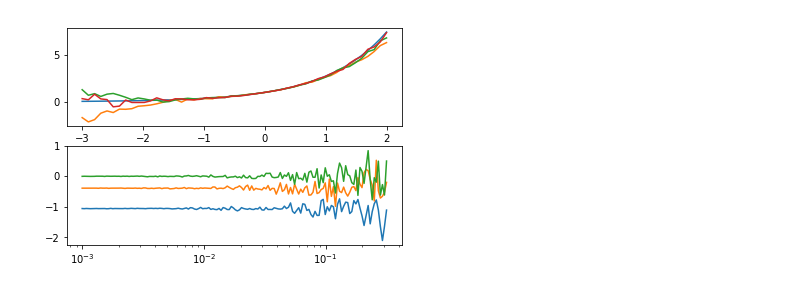
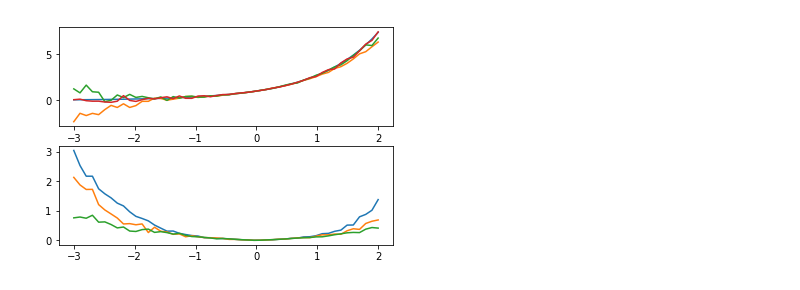
Before and after one commit to m4wright/power, a Jupyter notebook: power.ipynb, the cells around one changed output. Saved outputs shown, nothing was run; the diff lists cells and outputs as text; code cells hidden in the pictures.

```diff
--- a/power.ipynb
+++ b/power.ipynb
@@ -25,4 +26,10 @@ def expserlist(n,xlist,e=0):
     for x in xlist:
         ylist.append(expser(n,x,e))
     return ylist
+# %%
+def errxlist(n,xlist,e):
+    yy = []
+    for x in xlist:
+        yy.append(expser(n,x,e)-np.exp(x))
+    return yy
 # %%
@@ -34,16 +47,20 @@ def err(n,x,elist):
 # %%
 xlist = np.linspace(-3, 2, 50)
-elist = np.logspace(-3, -.5, 150)
 nlist = [3,4,16]
+e=.1
+kmax=20
 
 f,(ax1,ax2) = plt.subplots(2)
 ax1.plot(xlist,np.exp(xlist))
 for n in nlist:
-    ax1.plot(xlist,expserlist(n,xlist,.1))
+    ax1.plot(xlist,expserlist(n,xlist,e))
 for n in nlist:
-    ax2.plot(elist,err(n,2.,elist))
-ax2.set_xscale('log')
+    y=np.abs(errxlist(n,xlist,e))
+    for k in range(1,kmax):
+        z=np.abs(errxlist(n,xlist,e))
+        y=np.maximum(y,z)
+    ax2.plot(xlist,y)
 
 plt.show()
 # %% [output]
-[figure, old version]
+[figure, new version]
```
Also changed, not shown: parts of 4 cells of this notebook.
